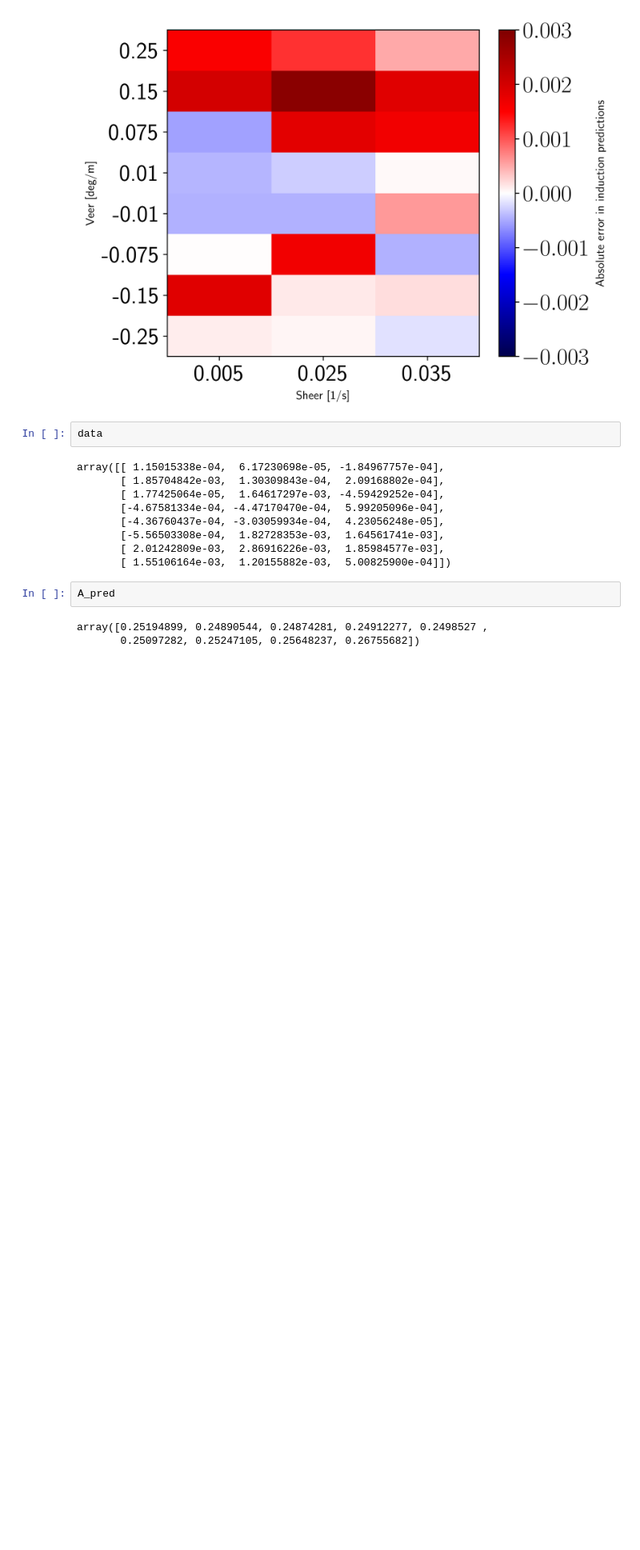
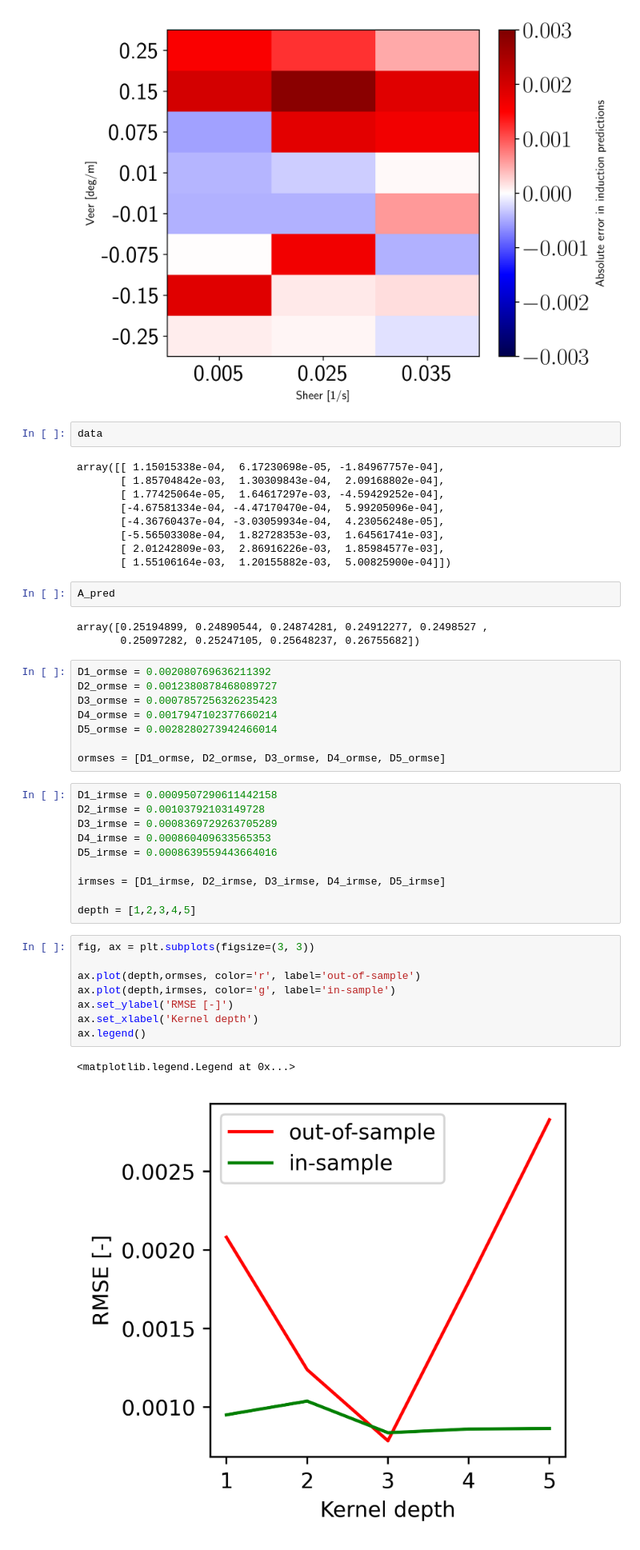
Before and after one commit to StormMata/induction_modeling, a Jupyter notebook: gaussian_process/10MW/GP_annulus.ipynb, the cells around one changed output. Shown at 80% size. Drawn from its saved outputs; the diff is of its cells as text; blank space fills up the shorter version.

```diff
--- a/gaussian_process/10MW/GP_annulus.ipynb
+++ b/gaussian_process/10MW/GP_annulus.ipynb
@@ -251,3 +424,32 @@ A_pred
 # %% [output]
 array([0.25194899, 0.24890544, 0.24874281, 0.24912277, 0.2498527 ,
        0.25097282, 0.25247105, 0.25648237, 0.26755682])
+# %%
+D1_ormse = 0.002080769636211392
+D2_ormse = 0.0012380878468089727
+D3_ormse = 0.0007857256326235423
+D4_ormse = 0.0017947102377660214
+D5_ormse = 0.0028280273942466014
+
+ormses = [D1_ormse, D2_ormse, D3_ormse, D4_ormse, D5_ormse]
+# %%
+D1_irmse = 0.0009507290611442158
+D2_irmse = 0.00103792103149728
+D3_irmse = 0.0008369729263705289
+D4_irmse = 0.000860409633565353
+D5_irmse = 0.0008639559443664016
+
+irmses = [D1_irmse, D2_irmse, D3_irmse, D4_irmse, D5_irmse]
+
+depth = [1,2,3,4,5]
+# %%
+fig, ax = plt.subplots(figsize=(3, 3))
+
+ax.plot(depth,ormses, color='r', label='out-of-sample')
+ax.plot(depth,irmses, color='g', label='in-sample')
+ax.set_ylabel('RMSE [-]')
+ax.set_xlabel('Kernel depth')
+ax.legend()
+# %% [output]
+<matplotlib.legend.Legend at 0x...>
+[figure, added]
```
Also changed, not shown: parts of 16 cells of this notebook, 18 other files.
